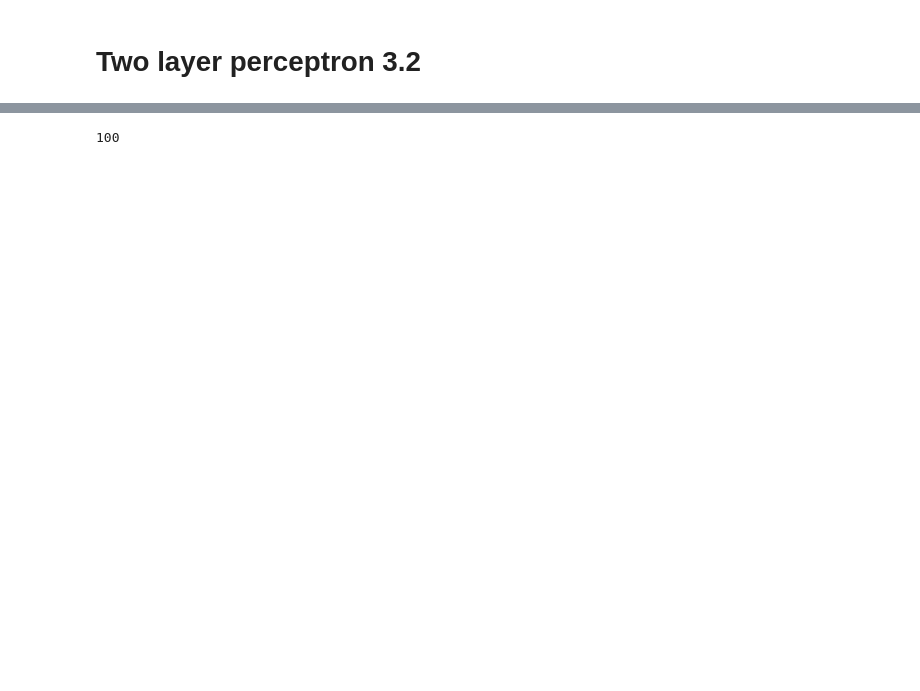
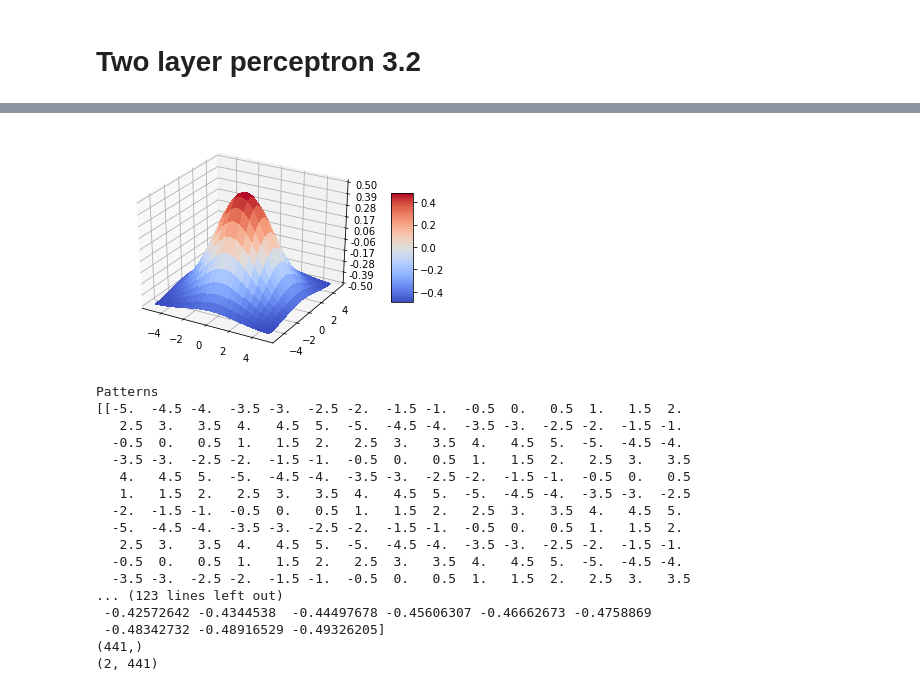
Before and after one commit to Masongyi/DD2437, a Jupyter notebook: Lab1/3.3 Function approx.ipynb, the cells around one changed output, grey strips where cells are left out. Cells and saved outputs as stored; diff of their text form; code cells hidden in the pictures; blank space fills up the shorter version.

```diff
--- a/Lab1/3.3 Function approx.ipynb
+++ b/Lab1/3.3 Function approx.ipynb
@@ -43,7 +12,3 @@ plt.show()
-# %%
-len(y_test)
-# %% [output]
-100
 # %%
 #Won't be implemented for now
 class layer():
@@ -186 +170,52 @@ class neuralNet():
+# %%
+fig = plt.figure()
+ax = fig.gca(projection='3d')
+
+X = np.arange(-5, 5.5, 0.5)
+Y = np.arange(-5, 5.5, 0.5)
+X, Y = np.meshgrid(X, Y)
+Z = np.exp(-X*X*0.1) * np.exp(-Y*Y*0.1) - 0.5
+
+
+# Plot the surface.
+surf = ax.plot_surface(X, Y, Z, cmap=cm.coolwarm,
+                       linewidth=0, antialiased=False)
+# Customize the z axis.
+ax.set_zlim(-0.5, 0.5)
+ax.zaxis.set_major_locator(LinearLocator(10))
+ax.zaxis.set_major_formatter(FormatStrFormatter('%.02f'))
+
+# Add a color bar which maps values to colors.
+fig.colorbar(surf, shrink=0.5, aspect=5)
+
+plt.show()
+
+targets = np.reshape(Z, (21*21))
+patterns = np.stack((np.reshape(X, (21*21)), np.reshape(Y, (21*21))))
+print("Patterns")
+print(patterns)
+print("Targets")
+print(targets)
+
+print(targets.shape)
+print(patterns.shape)
+# %% [output]
+[figure, added]
+Patterns
+[[-5.  -4.5 -4.  -3.5 -3.  -2.5 -2.  -1.5 -1.  -0.5  0.   0.5  1.   1.5  2.
+   2.5  3.   3.5  4.   4.5  5.  -5.  -4.5 -4.  -3.5 -3.  -2.5 -2.  -1.5 -1.
+  -0.5  0.   0.5  1.   1.5  2.   2.5  3.   3.5  4.   4.5  5.  -5.  -4.5 -4.
+  -3.5 -3.  -2.5 -2.  -1.5 -1.  -0.5  0.   0.5  1.   1.5  2.   2.5  3.   3.5
+   4.   4.5  5.  -5.  -4.5 -4.  -3.5 -3.  -2.5 -2.  -1.5 -1.  -0.5  0.   0.5
+   1.   1.5  2.   2.5  3.   3.5  4.   4.5  5.  -5.  -4.5 -4.  -3.5 -3.  -2.5
+  -2.  -1.5 -1.  -0.5  0.   0.5  1.   1.5  2.   2.5  3.   3.5  4.   4.5  5.
+  -5.  -4.5 -4.  -3.5 -3.  -2.5 -2.  -1.5 -1.  -0.5  0.   0.5  1.   1.5  2.
+   2.5  3.   3.5  4.   4.5  5.  -5.  -4.5 -4.  -3.5 -3.  -2.5 -2.  -1.5 -1.
+  -0.5  0.   0.5  1.   1.5  2.   2.5  3.   3.5  4.   4.5  5.  -5.  -4.5 -4.
+  -3.5 -3.  -2.5 -2.  -1.5 -1.  -0.5  0.   0.5  1.   1.5  2.   2.5  3.   3.5
+... (123 lines left out)
+ -0.42572642 -0.4344538  -0.44497678 -0.45606307 -0.46662673 -0.4758869
+ -0.48342732 -0.48916529 -0.49326205]
+(441,)
+(2, 441)
 # %%
```
Also changed, not shown: parts of 8 cells of this notebook.
